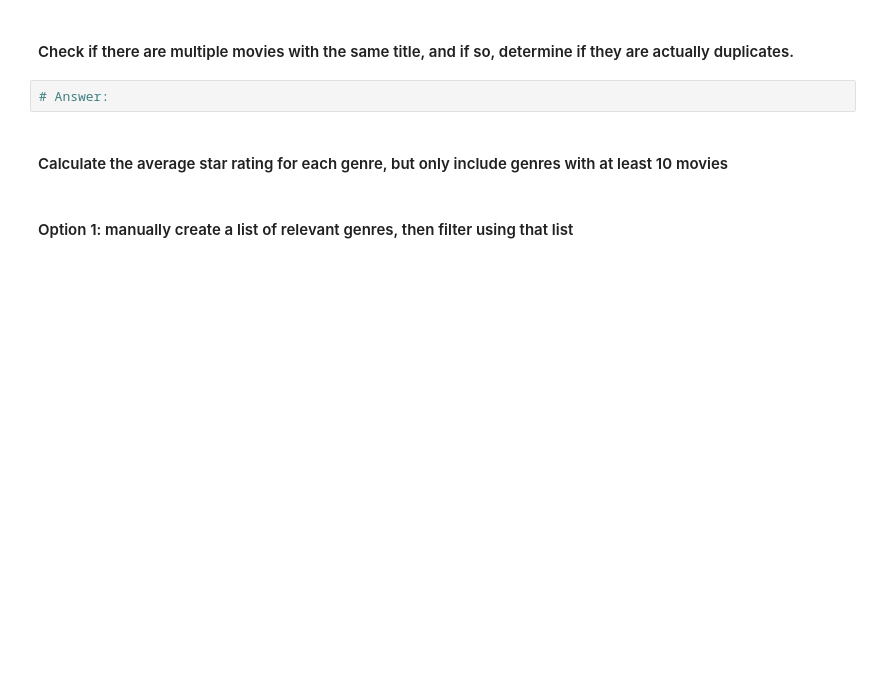
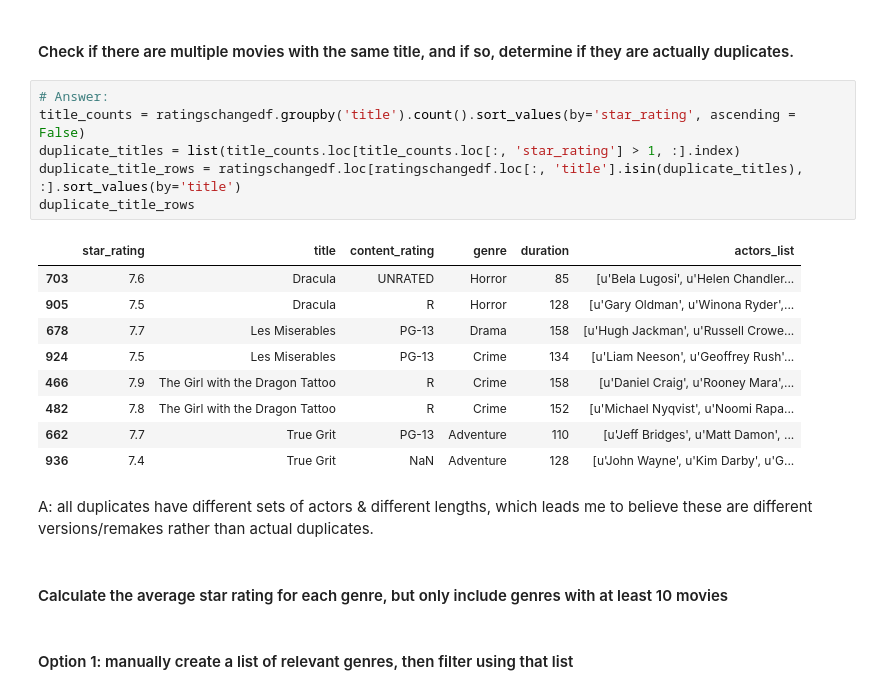
Before and after one commit to tstrait/Unit2project, a Jupyter notebook: imdb.ipynb, the cells around one changed output. Cells and saved outputs as stored; diff of their text form; blank space fills up the shorter version.

```diff
--- a/imdb.ipynb
+++ b/imdb.ipynb
@@ -284,7 +331,23 @@ Methodology:
 # %% [markdown]
 #### Check if there are multiple movies with the same title, and if so, determine if they are actually duplicates.
-# %%
-# Answer:
+# %%
+# Answer:
+title_counts = ratingschangedf.groupby('title').count().sort_values(by='star_rating', ascending = False)
+duplicate_titles = list(title_counts.loc[title_counts.loc[:, 'star_rating'] > 1, :].index)
+duplicate_title_rows = ratingschangedf.loc[ratingschangedf.loc[:, 'title'].isin(duplicate_titles), :].sort_values(by='title')
+duplicate_title_rows
+# %% [output]
+|  | star_rating | title | content_rating | genre | duration | actors_list |
+| 703 | 7.6 | Dracula | UNRATED | Horror | 85 | [u'Bela Lugosi', u'Helen Chandler... |
+| 905 | 7.5 | Dracula | R | Horror | 128 | [u'Gary Oldman', u'Winona Ryder',... |
+| 678 | 7.7 | Les Miserables | PG-13 | Drama | 158 | [u'Hugh Jackman', u'Russell Crowe... |
+| 924 | 7.5 | Les Miserables | PG-13 | Crime | 134 | [u'Liam Neeson', u'Geoffrey Rush'... |
+| 466 | 7.9 | The Girl with the Dragon Tattoo | R | Crime | 158 | [u'Daniel Craig', u'Rooney Mara',... |
+| 482 | 7.8 | The Girl with the Dragon Tattoo | R | Crime | 152 | [u'Michael Nyqvist', u'Noomi Rapa... |
+| 662 | 7.7 | True Grit | PG-13 | Adventure | 110 | [u'Jeff Bridges', u'Matt Damon', ... |
+| 936 | 7.4 | True Grit | NaN | Adventure | 128 | [u'John Wayne', u'Kim Darby', u'G... |
+# %% [markdown]
+A: all duplicates have different sets of actors & different lengths, which leads me to believe these are different versions/remakes rather than actual duplicates.
 # %% [markdown]
 #### Calculate the average star rating for each genre, but only include genres with at least 10 movies
 # %% [markdown]
```
Also changed, not shown: parts of 14 cells of this notebook.
